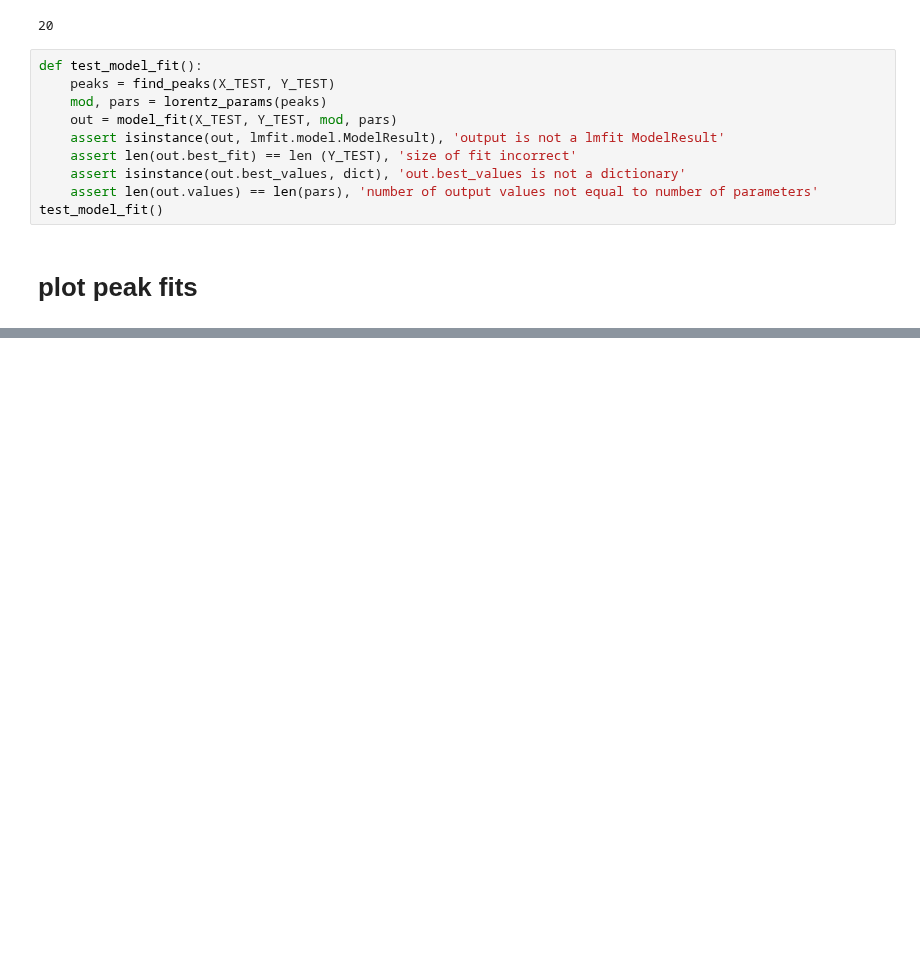
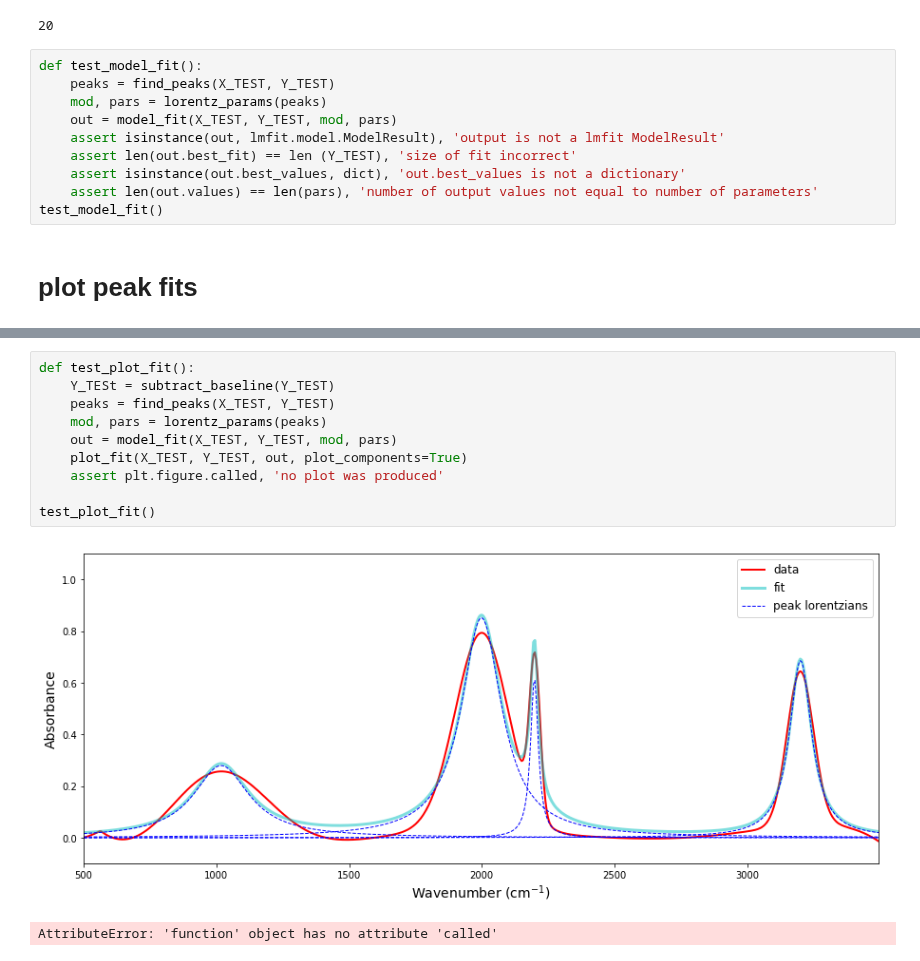
Before and after one commit to raman-noodles/Raman-noodles, a Jupyter notebook: peak_fit_functions.ipynb, the cells around one changed output, grey strips where cells are left out. Cells and saved outputs as stored; diff of their text form; blank space fills up the shorter version.

```diff
--- a/peak_fit_functions.ipynb
+++ b/peak_fit_functions.ipynb
@@ -348,0 +371,13 @@ test_model_fit()
+# %%
+def test_plot_fit():
+    Y_TESt = subtract_baseline(Y_TEST)
+    peaks = find_peaks(X_TEST, Y_TEST)
+    mod, pars = lorentz_params(peaks)
+    out = model_fit(X_TEST, Y_TEST, mod, pars)
+    plot_fit(X_TEST, Y_TEST, out, plot_components=True)
+    assert plt.figure.called, 'no plot was produced'
+
+test_plot_fit()
+# %% [output]
+[figure, added]
+AttributeError: 'function' object has no attribute 'called'
```
Also changed, not shown: parts of 5 cells of this notebook, 2 other files.
